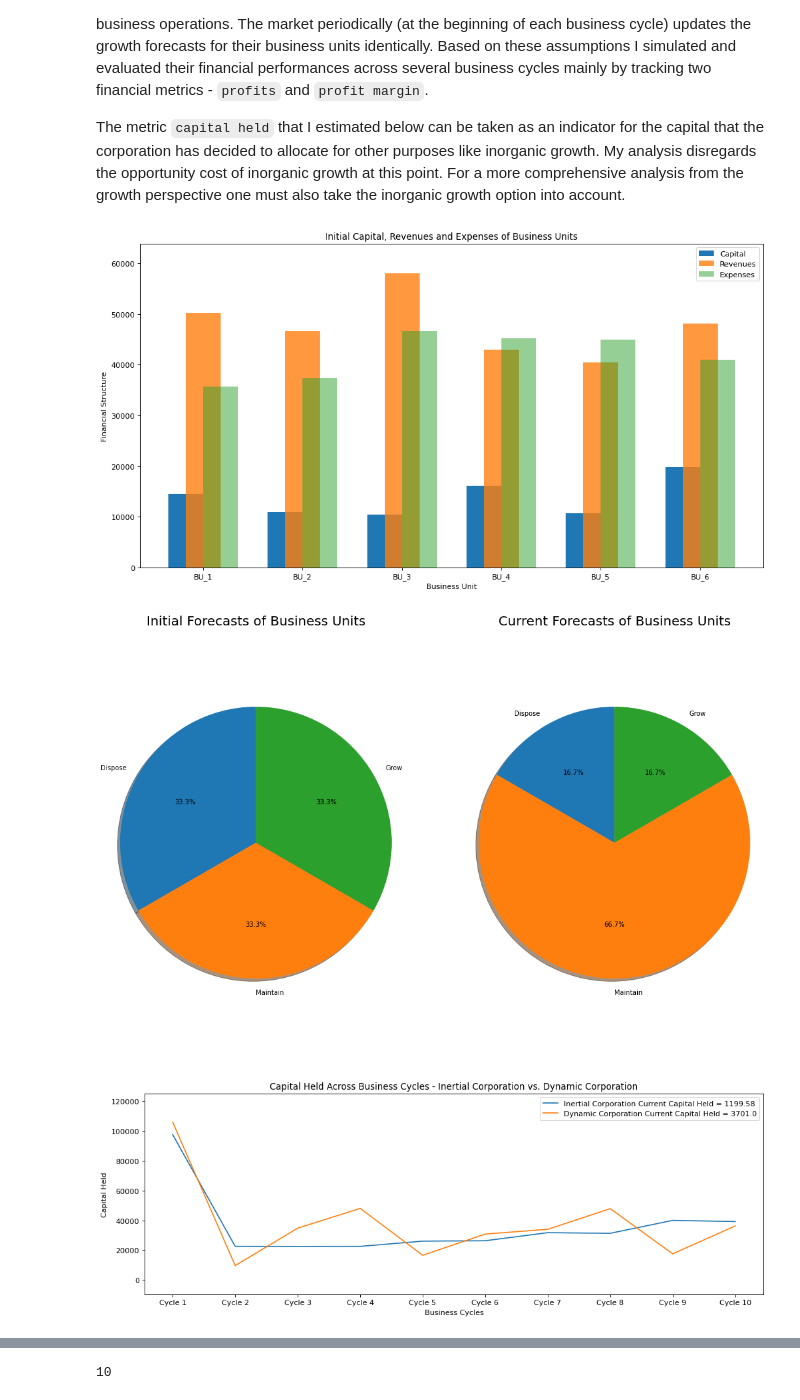
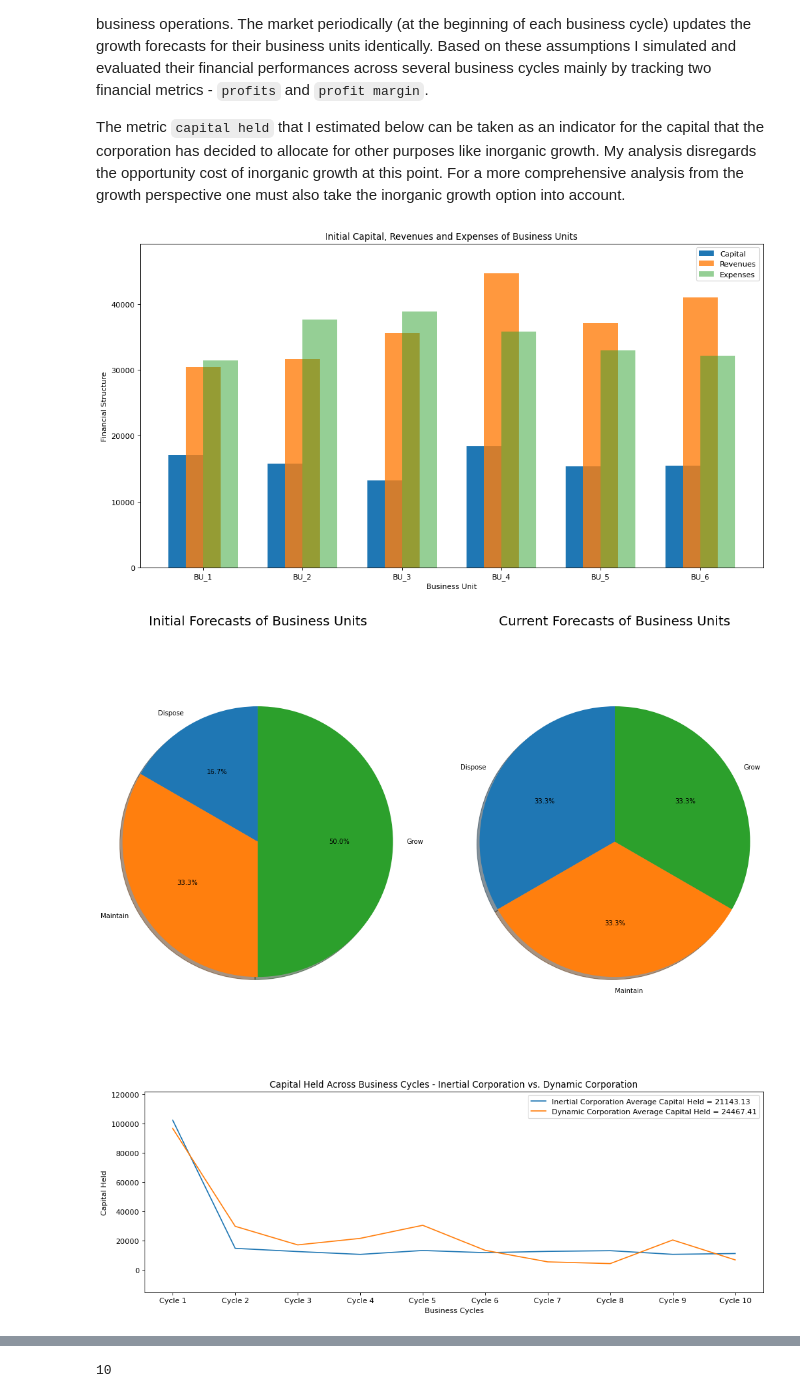
Before and after one commit to snigdhayan/ThoughtExperiments, a Jupyter notebook: MyNotebooks/Python/CapitalAllocationProblem.ipynb, the cells around one changed output, grey strips where cells are left out. Saved outputs shown, nothing was run; the diff lists cells and outputs as text; code cells hidden in the pictures.

```diff
--- a/MyNotebooks/Python/CapitalAllocationProblem.ipynb
+++ b/MyNotebooks/Python/CapitalAllocationProblem.ipynb
@@ -165,8 +165,8 @@ def create_BU_list(n_BusinessUnits: int) -> Sequence[BusinessUnit]:
         label = "BU_"+str(i) # label is a simple enuramation of the business units
         forecast = np.random.choice(Forecast_options, p=[0.3, 0.4, 0.3])
         capital = np.random.choice(a=range(10000, 20000))
-        revenues = np.random.choice(a=range(40000, 60000))
-        expenses = np.random.choice(a=range(30000, 50000))
+        revenues = np.random.choice(a=range(30000, 50000))
+        expenses = np.random.choice(a=range(30000, 40000))
         BusinessUnits.append(BusinessUnit(label, forecast, capital, revenues, expenses))
     return BusinessUnits
 # %%
@@ -259,7 +259,7 @@ ax.margins(y=0.1)
 
 plt.show()
 # %% [output]
-[figure, old version]
+[figure, new version]
 # %%
 # Pie charts of growth forecasts of business units - initial vs. current
 fig, (ax1,ax2) = plt.subplots(1, 2, figsize=(18,12))
@@ -284,41 +284,41 @@ ax2.set_title(F'Current Forecasts of Business Units', size=20)
 
 plt.show()
 # %% [output]
-[figure, old version]
+[figure, new version]
 # %%
 # Visualize the comparison of the two capital allocation strategies - capital held
 plt.figure(figsize=(15, 5), dpi=80, facecolor='w', edgecolor='k')
 
 # Plot the points
 # x-axis values
 x = ["Cycle " + str(i) for i in range(1, n_cycles+1)]
 # y-axis values
 y1 = corporation1_capital
 plt.plot(x, y1)
 
 # x-axis values
 # x = ["Cycle " + str(i) for i in range(1, n_cycles+1)]
 # y-axis values
 y2 = corporation2_capital
 plt.plot(x, y2)
 
 # x-axis label
 plt.xlabel(F'Business Cycles')
 
 # y-axis label
 plt.ylabel(F'Capital Held')
 
 # Title
 plt.title(F'Capital Held Across Business Cycles - {Corporation1.label} vs. {Corporation2.label}')
 
-legends = [F'{Corporation1.label} Current Capital Held = {round(Corporation1.capital, 2)}',
-           F'{Corporation2.label} Current Capital Held = {round(Corporation2.capital, 2)}']
+legends = [F'{Corporation1.label} Average Capital Held = {round(sum(y1)/len(y1), 2)}',
+           F'{Corporation2.label} Average Capital Held = {round(sum(y2)/len(y2), 2)}']
 plt.legend(legends, loc='upper right')
 plt.margins(y=0.2)
 
 plt.show()
 # %% [output]
-[figure, old version]
+[figure, new version]
 # %%
 # Visualize the comparison of the two capital allocation strategies - capital deployed
 plt.figure(figsize=(15, 5), dpi=80, facecolor='w', edgecolor='k')
```
Also changed, not shown: parts of 12 cells of this notebook.
